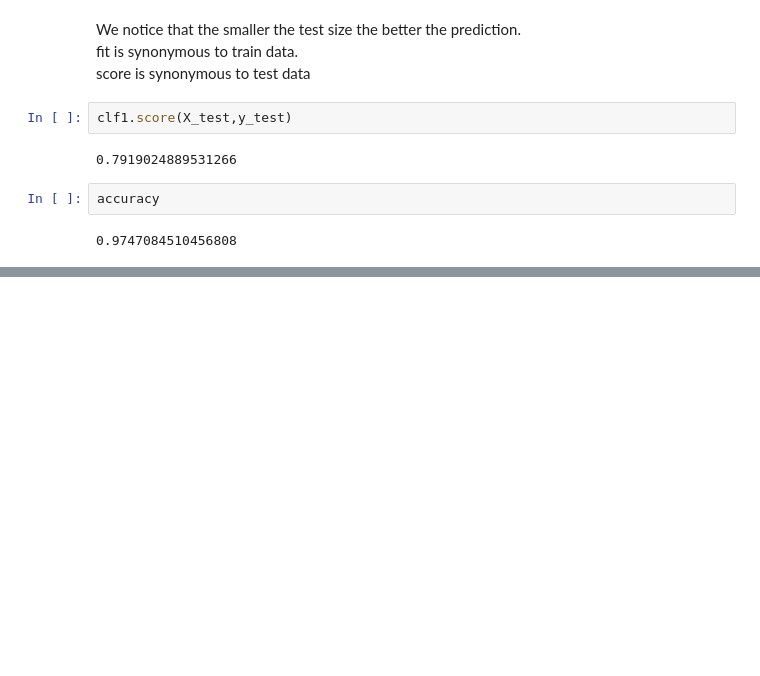
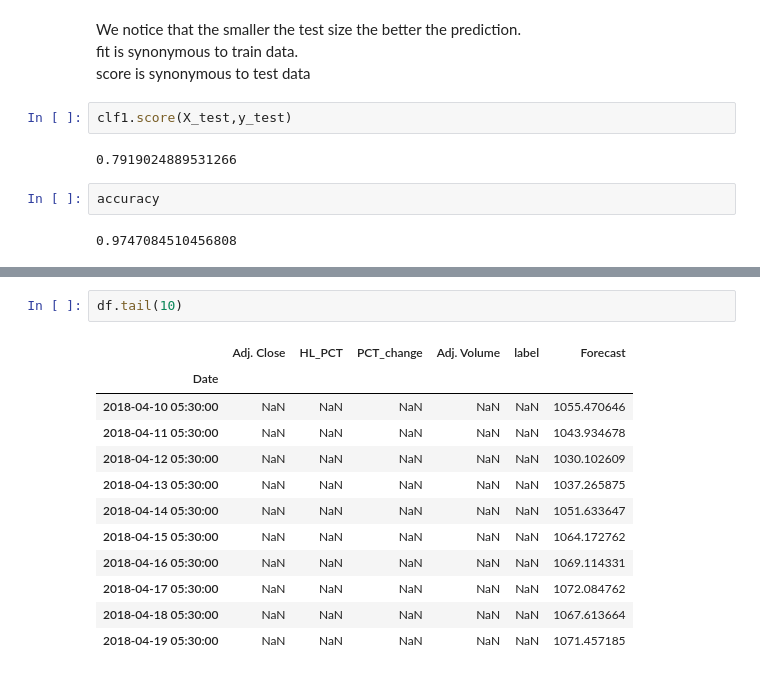
Before and after one commit to saikatbishal/predicting-google-stock-prices, a Jupyter notebook: Untitled.ipynb, the cells around one changed output, grey strips where cells are left out. Saved outputs shown, nothing was run; the diff lists cells and outputs as text; blank space fills up the shorter version.

```diff
--- a/Untitled.ipynb
+++ b/Untitled.ipynb
@@ -146,0 +217,15 @@ accuracy
+# %%
+df.tail(10)
+# %% [output]
+|  | Adj. Close | HL_PCT | PCT_change | Adj. Volume | label | Forecast |
+| Date |  |  |  |  |  |  |
+| 2018-04-10 05:30:00 | NaN | NaN | NaN | NaN | NaN | 1055.470646 |
+| 2018-04-11 05:30:00 | NaN | NaN | NaN | NaN | NaN | 1043.934678 |
+| 2018-04-12 05:30:00 | NaN | NaN | NaN | NaN | NaN | 1030.102609 |
+| 2018-04-13 05:30:00 | NaN | NaN | NaN | NaN | NaN | 1037.265875 |
+| 2018-04-14 05:30:00 | NaN | NaN | NaN | NaN | NaN | 1051.633647 |
+| 2018-04-15 05:30:00 | NaN | NaN | NaN | NaN | NaN | 1064.172762 |
+| 2018-04-16 05:30:00 | NaN | NaN | NaN | NaN | NaN | 1069.114331 |
+| 2018-04-17 05:30:00 | NaN | NaN | NaN | NaN | NaN | 1072.084762 |
+| 2018-04-18 05:30:00 | NaN | NaN | NaN | NaN | NaN | 1067.613664 |
+| 2018-04-19 05:30:00 | NaN | NaN | NaN | NaN | NaN | 1071.457185 |
```
Also changed, not shown: parts of 14 cells of this notebook.
